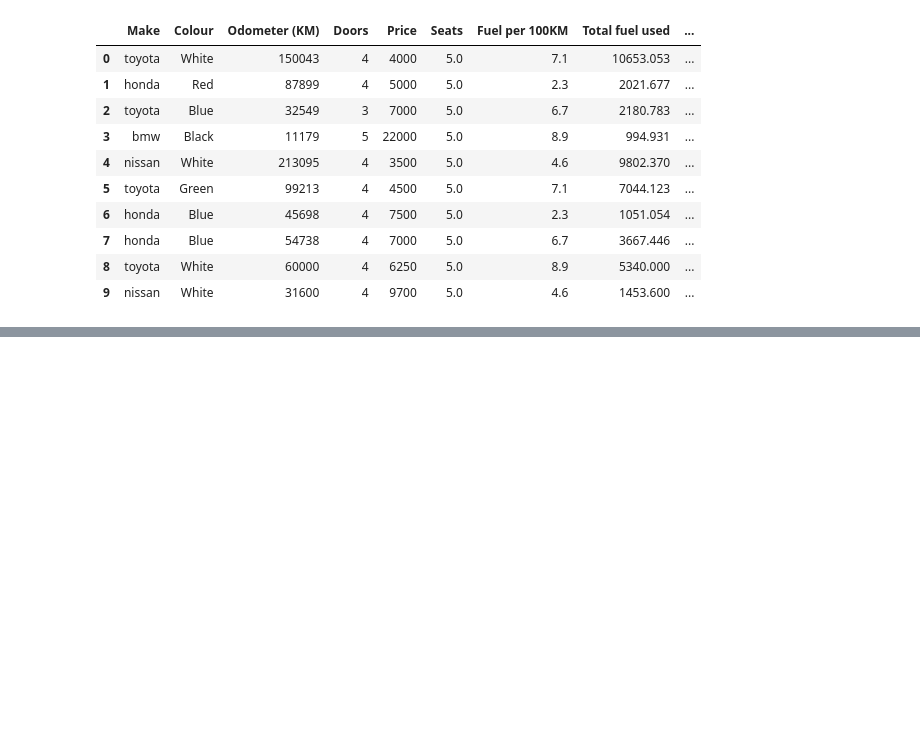
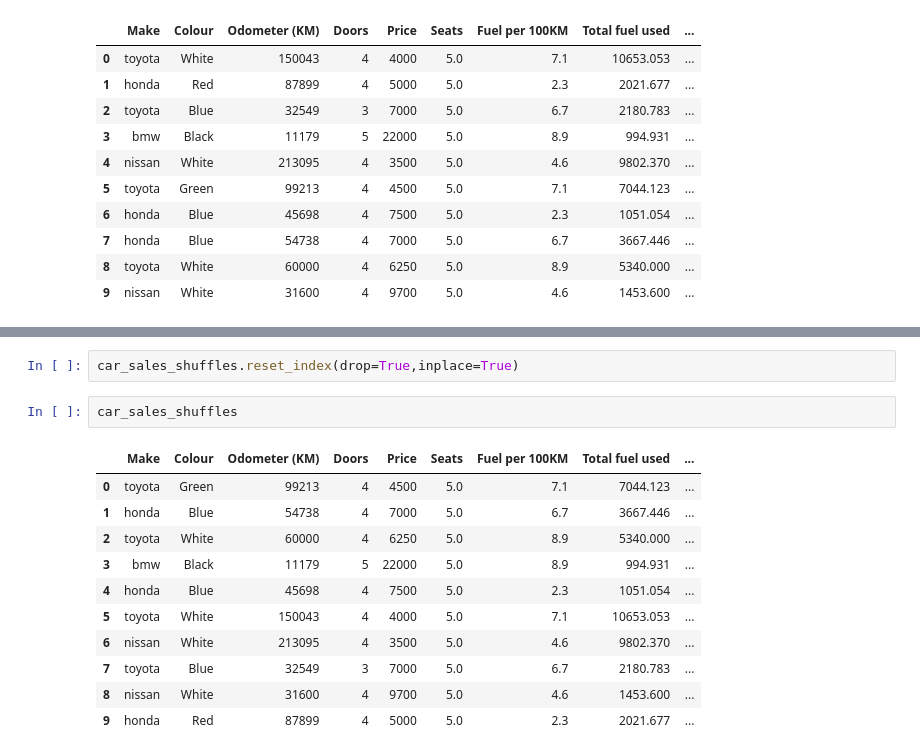
Before and after one commit to dulajkavinda/pandas-exploring-data-ML, a Jupyter notebook: introduction-to-pandas.ipynb, the cells around one changed output, grey strips where cells are left out. Drawn from its saved outputs; the diff is of its cells as text; blank space fills up the shorter version.

```diff
--- a/introduction-to-pandas.ipynb
+++ b/introduction-to-pandas.ipynb
@@ -616,0 +654,16 @@ car_sales
+# %%
+car_sales_shuffles.reset_index(drop=True,inplace=True)
+# %%
+car_sales_shuffles
+# %% [output]
+|  | Make | Colour | Odometer (KM) | Doors | Price | Seats | Fuel per 100KM | Total fuel used | ... |
+| 0 | toyota | Green | 99213 | 4 | 4500 | 5.0 | 7.1 | 7044.123 | ... |
+| 1 | honda | Blue | 54738 | 4 | 7000 | 5.0 | 6.7 | 3667.446 | ... |
+| 2 | toyota | White | 60000 | 4 | 6250 | 5.0 | 8.9 | 5340.000 | ... |
+| 3 | bmw | Black | 11179 | 5 | 22000 | 5.0 | 8.9 | 994.931 | ... |
+| 4 | honda | Blue | 45698 | 4 | 7500 | 5.0 | 2.3 | 1051.054 | ... |
+| 5 | toyota | White | 150043 | 4 | 4000 | 5.0 | 7.1 | 10653.053 | ... |
+| 6 | nissan | White | 213095 | 4 | 3500 | 5.0 | 4.6 | 9802.370 | ... |
+| 7 | toyota | Blue | 32549 | 3 | 7000 | 5.0 | 6.7 | 2180.783 | ... |
+| 8 | nissan | White | 31600 | 4 | 9700 | 5.0 | 4.6 | 1453.600 | ... |
+| 9 | honda | Red | 87899 | 4 | 5000 | 5.0 | 2.3 | 2021.677 | ... |
```
Also changed, not shown: parts of 9 cells of this notebook.
